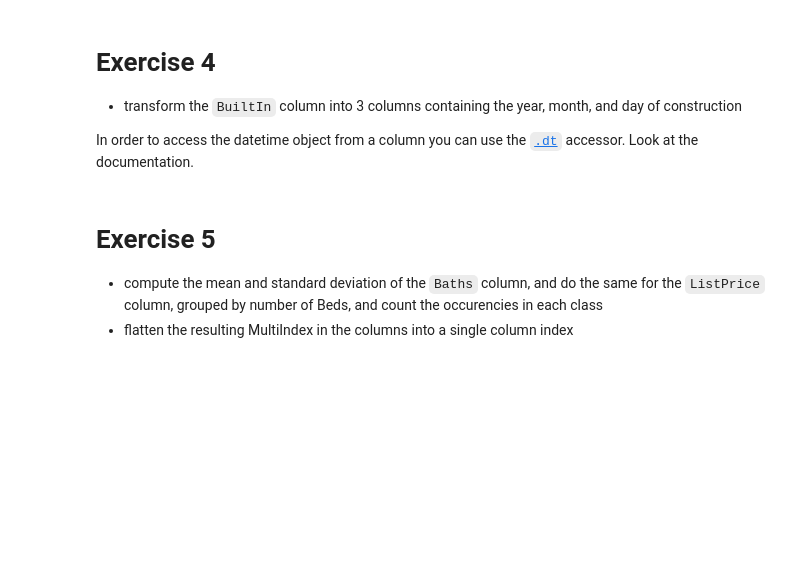
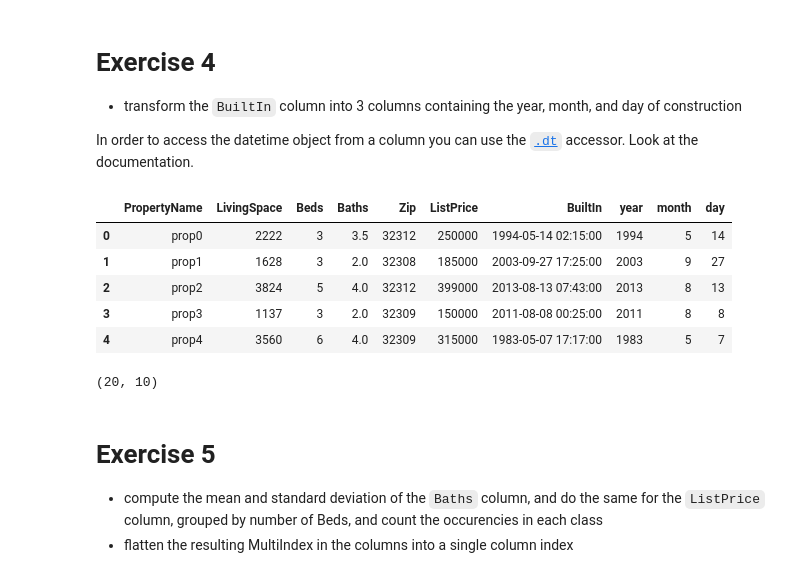
Before and after one commit to persello/daml-notebooks, a Jupyter notebook: 09/python-pandas.ipynb, the cells around one changed output. Drawn from its saved outputs; the diff is of its cells as text; code cells hidden in the pictures; blank space fills up the shorter version.

```diff
--- a/09/python-pandas.ipynb
+++ b/09/python-pandas.ipynb
@@ -166,3 +175,19 @@ print(df.shape)
+# %%
+df = df_origin.copy()
+df['year'] = df['BuiltIn'].dt.year
+df['month'] = df['BuiltIn'].dt.month
+df['day'] = df['BuiltIn'].dt.day
+
+display(df.head())
+print(df.shape)
+# %% [output]
+|  | PropertyName | LivingSpace | Beds | Baths | Zip | ListPrice | BuiltIn | year | month | day |
+| 0 | prop0 | 2222 | 3 | 3.5 | 32312 | 250000 | 1994-05-14 02:15:00 | 1994 | 5 | 14 |
+| 1 | prop1 | 1628 | 3 | 2.0 | 32308 | 185000 | 2003-09-27 17:25:00 | 2003 | 9 | 27 |
+| 2 | prop2 | 3824 | 5 | 4.0 | 32312 | 399000 | 2013-08-13 07:43:00 | 2013 | 8 | 13 |
+| 3 | prop3 | 1137 | 3 | 2.0 | 32309 | 150000 | 2011-08-08 00:25:00 | 2011 | 8 | 8 |
+| 4 | prop4 | 3560 | 6 | 4.0 | 32309 | 315000 | 1983-05-07 17:17:00 | 1983 | 5 | 7 |
+(20, 10)
 # %%
 assert df.shape == (20, 10)
 assert df['year'].values[2] == 2013
```
Also changed, not shown: parts of 3 cells of this notebook.
